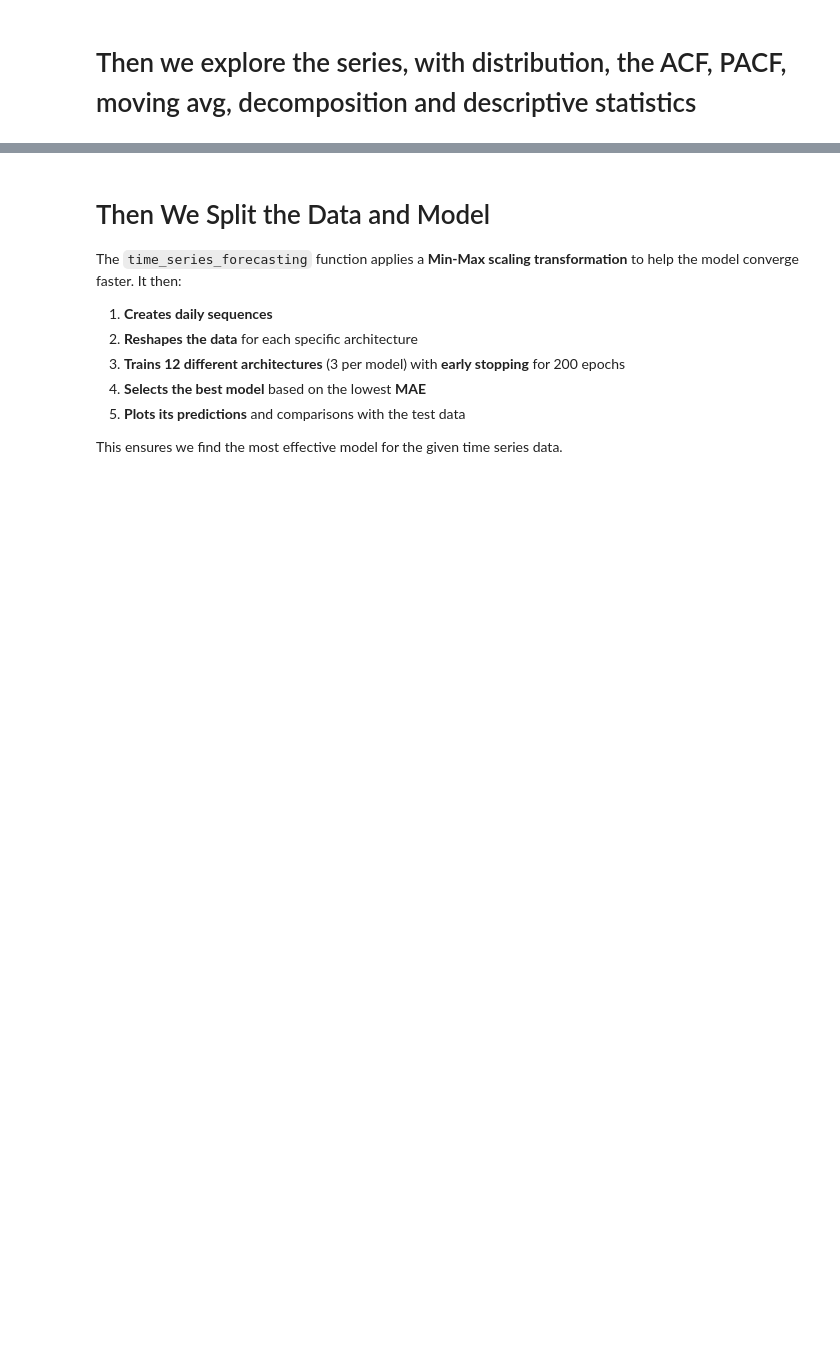
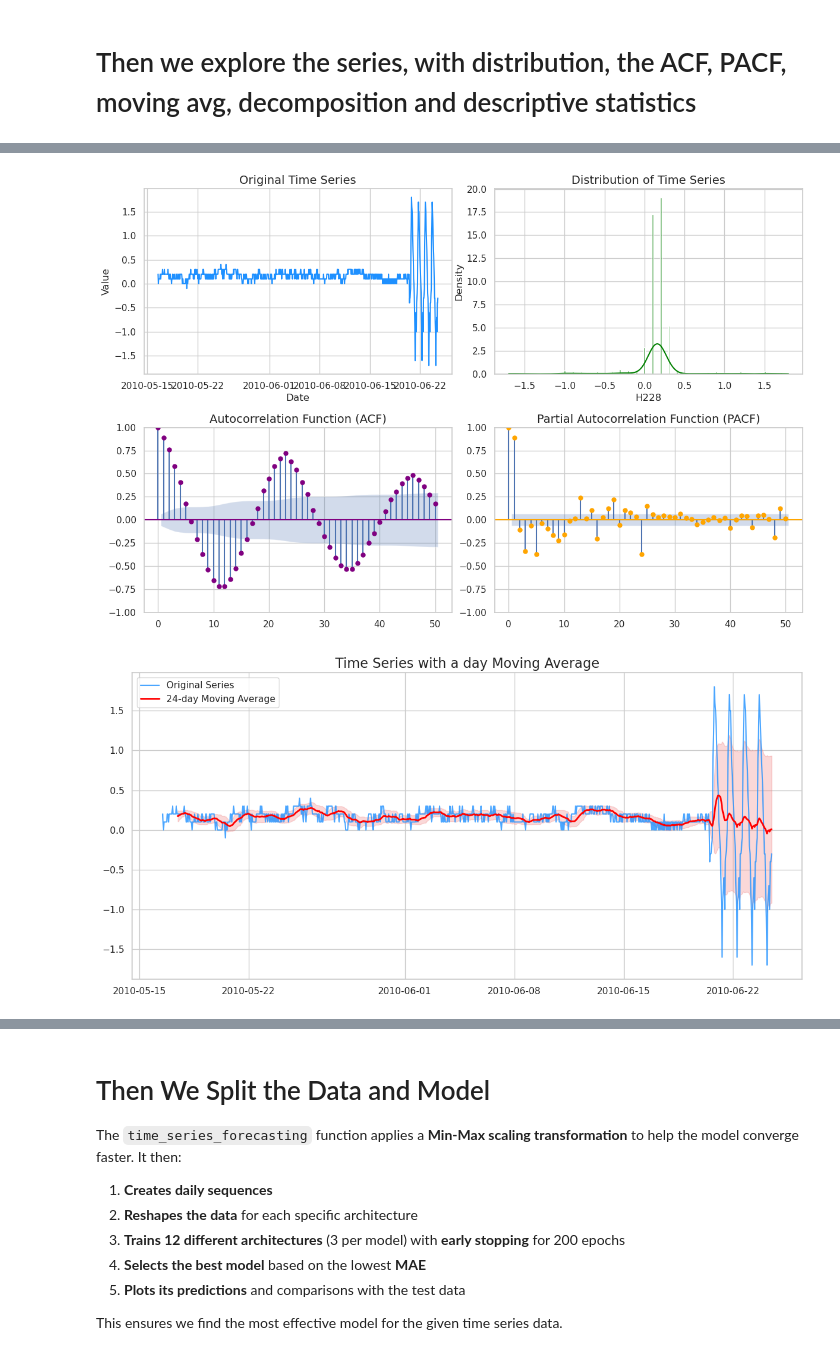
Before and after one commit to Pepe-Chuy/Examen2NL, a Jupyter notebook: H228.ipynb, the cells around one changed output, grey strips where cells are left out. Drawn from its saved outputs; the diff is of its cells as text; code cells hidden in the pictures; blank space fills up the shorter version.

```diff
--- a/H228.ipynb
+++ b/H228.ipynb
@@ -75,0 +86,5 @@ p >= 0.05: Fail to reject null hypothesis (Series might be non-stationary)
+# %%
+univariate_data_analysis(ts.diff(24).dropna())
+# %% [output]
+[figure, added]
+[figure, added]
```
Also changed, not shown: parts of 8 cells of this notebook, 4 other files.
